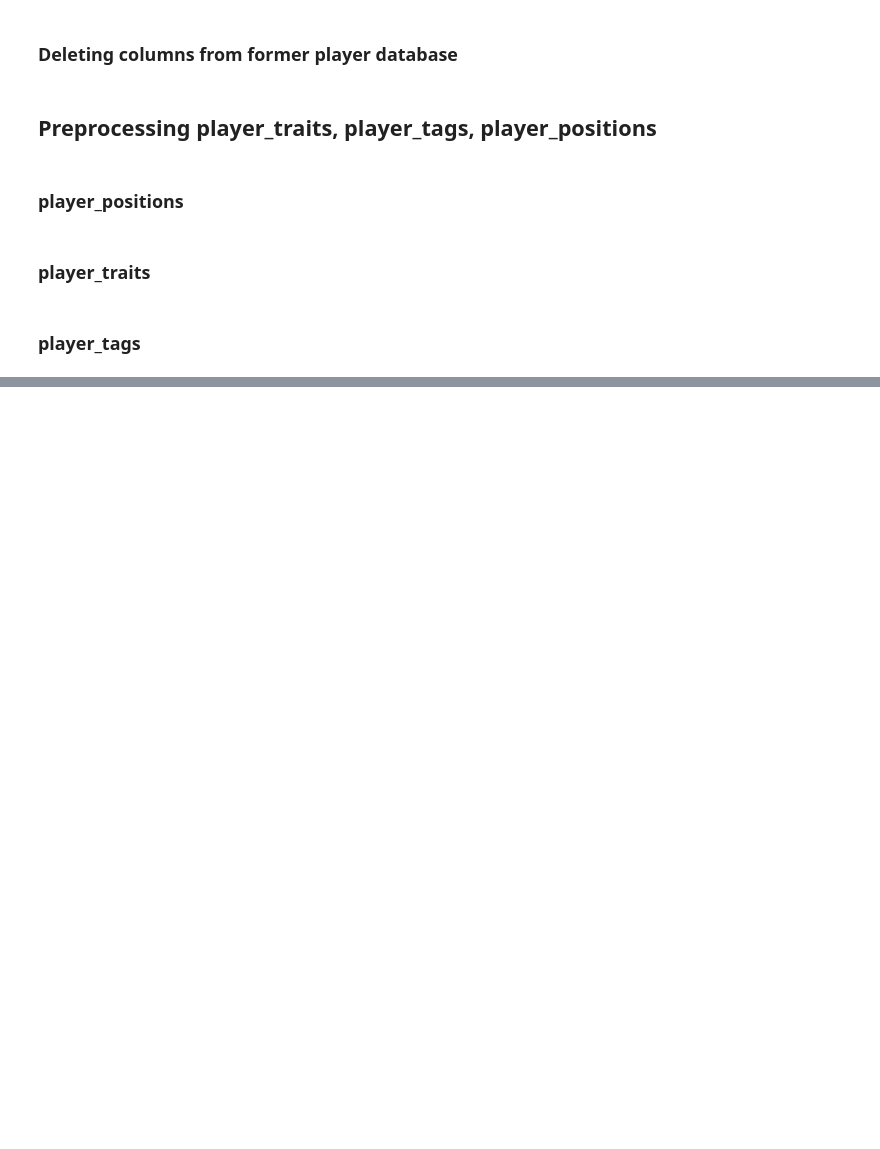
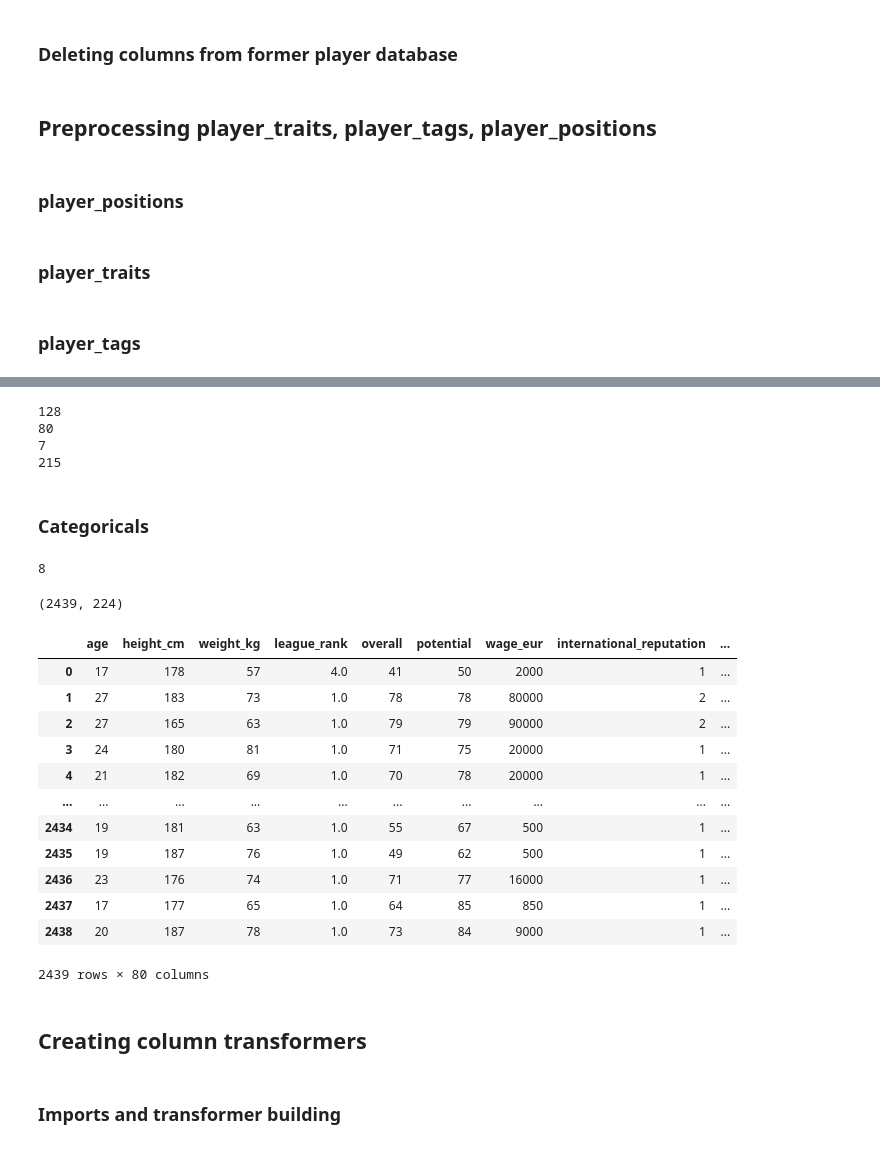
Before and after one commit to michaelschafhauser/market_value_predictor, a Jupyter notebook: notebooks/Alex/Baseline_model_alex.ipynb, the cells around one changed output, grey strips where cells are left out. Drawn from its saved outputs; the diff is of its cells as text; code cells hidden in the pictures; blank space fills up the shorter version.

```diff
--- a/notebooks/Alex/Baseline_model_alex.ipynb
+++ b/notebooks/Alex/Baseline_model_alex.ipynb
@@ -805,0 +822,31 @@ df_merged = df_merged.join(df_player_tags_encoded)
+# %%
+encoded_columns = list(df_player_positions_encoded.columns)+list(df_player_traits_encoded.columns)+list(df_player_tags_encoded.columns)+["national_team", "on_loan"]
+# %%
+all_numerics_wo_encoded = []
+for elem in all_numerics:
+    if elem not in encoded_columns:
+        all_numerics_wo_encoded.append(elem)
+# %%
+numericals_zero_impute = [
+    "gk_diving", "gk_handling", "gk_kicking", "gk_reflexes", "gk_speed",
+    "gk_positioning", "release_clause_eur"
+]
+# %%
+numericals_mean_impute = []
+
+for elem in all_numerics_wo_encoded:
+    if elem not in numericals_zero_impute:
+        numericals_mean_impute.append(elem)
+# %%
+print(len(encoded_columns))
+print(len(numericals_mean_impute))
+print(len(numericals_zero_impute))
+
+print(len(all_numerics))
+# %% [output]
+128
+80
+7
+215
+# %% [markdown]
+### Categoricals
@@ -805,0 +855,28 @@ df_merged = df_merged.join(df_player_tags_encoded)
+# %%
+len(all_cats)
+# %% [output]
+8
+# %%
+df_merged.shape
+# %% [output]
+(2439, 224)
+# %%
+df_merged[numericals_mean_impute]
+# %% [output]
+|  | age | height_cm | weight_kg | league_rank | overall | potential | wage_eur | international_reputation | ... |
+| 0 | 17 | 178 | 57 | 4.0 | 41 | 50 | 2000 | 1 | ... |
+| 1 | 27 | 183 | 73 | 1.0 | 78 | 78 | 80000 | 2 | ... |
+| 2 | 27 | 165 | 63 | 1.0 | 79 | 79 | 90000 | 2 | ... |
+| 3 | 24 | 180 | 81 | 1.0 | 71 | 75 | 20000 | 1 | ... |
+| 4 | 21 | 182 | 69 | 1.0 | 70 | 78 | 20000 | 1 | ... |
+| ... | ... | ... | ... | ... | ... | ... | ... | ... | ... |
+| 2434 | 19 | 181 | 63 | 1.0 | 55 | 67 | 500 | 1 | ... |
+| 2435 | 19 | 187 | 76 | 1.0 | 49 | 62 | 500 | 1 | ... |
+| 2436 | 23 | 176 | 74 | 1.0 | 71 | 77 | 16000 | 1 | ... |
+| 2437 | 17 | 177 | 65 | 1.0 | 64 | 85 | 850 | 1 | ... |
+| 2438 | 20 | 187 | 78 | 1.0 | 73 | 84 | 9000 | 1 | ... |
+2439 rows × 80 columns
+# %% [markdown]
+## Creating column transformers
+# %% [markdown]
+### Imports and transformer building
```
Also changed, not shown: parts of 25 cells of this notebook.
